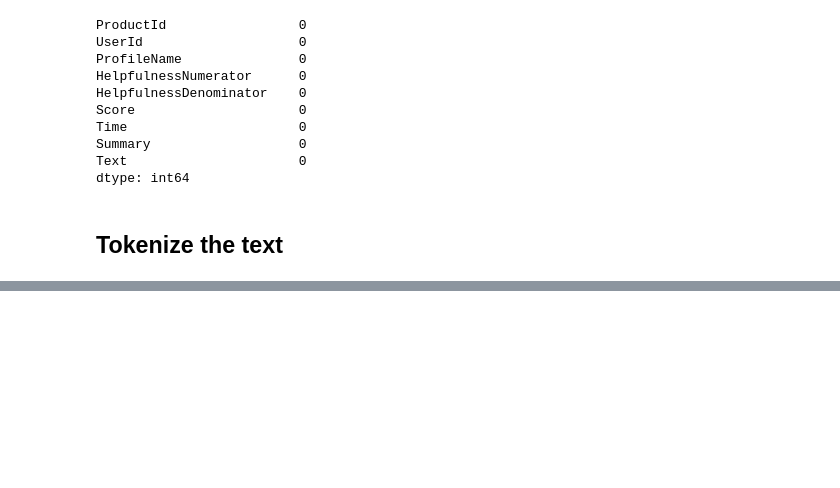
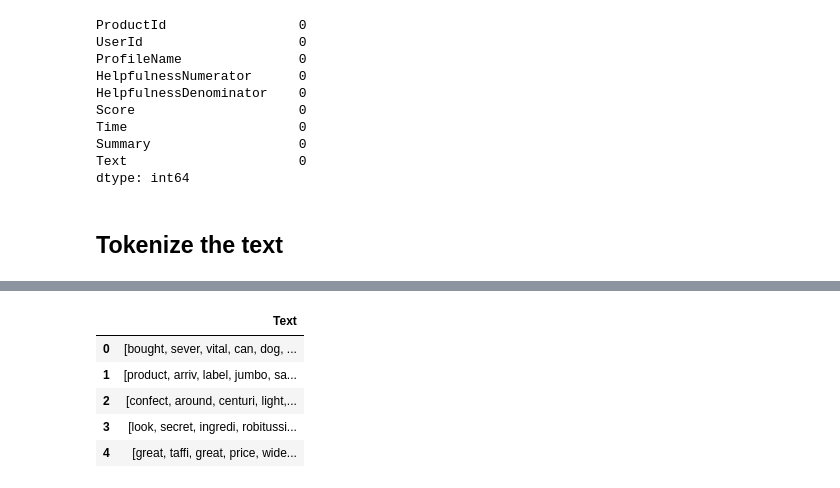
Before and after one commit to Jeremy98-alt/ADM-HW4, a Jupyter notebook: ADM-HW4(Q2).ipynb, the cells around one changed output, grey strips where cells are left out. Cells and saved outputs as stored; diff of their text form; code cells hidden in the pictures; blank space fills up the shorter version.

```diff
--- a/ADM-HW4(Q2).ipynb
+++ b/ADM-HW4(Q2).ipynb
@@ -81,0 +83,8 @@ Wall time: 40.3 s
+# %%
+%%time
+# use the interest column..
+dt2 = dt.copy()
+dt2 = dt2[["Text"]]
+dt2["Text"] = [ clean_text(x) for x in list(dt2["Text"])]
+dt2.head()
+# %% [output]
@@ -82 +92,7 @@ Wall time: 40.3 s
+|  | Text |
+| 0 | [bought, sever, vital, can, dog, ... |
+| 1 | [product, arriv, label, jumbo, sa... |
+| 2 | [confect, around, centuri, light,... |
+| 3 | [look, secret, ingredi, robitussi... |
+| 4 | [great, taffi, great, price, wide... |
 # %%
```
Also changed, not shown: parts of 19 cells of this notebook.
